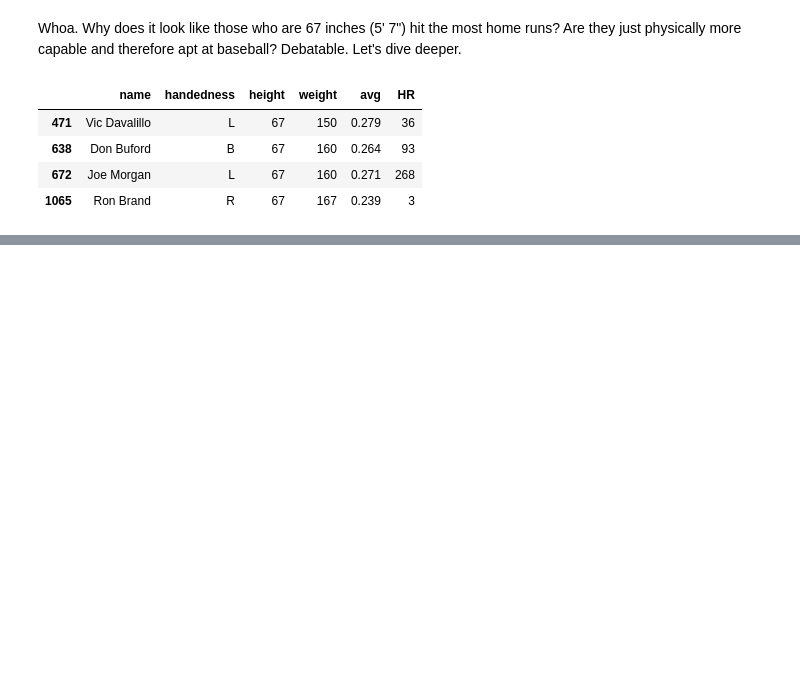
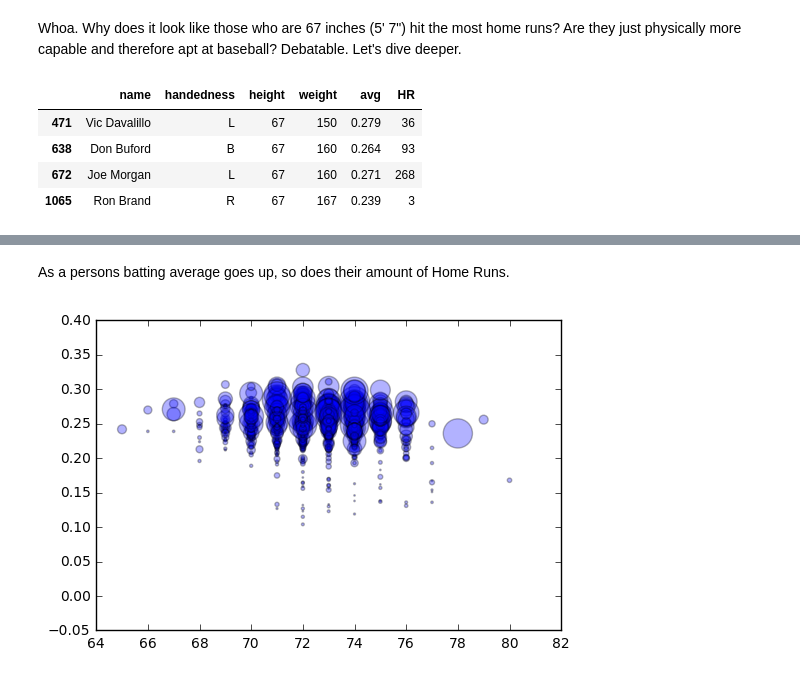
Before and after one commit to ohmgmatt/udacity_viz, a Jupyter notebook: Baseball Exploration.ipynb, the cells around one changed output, grey strips where cells are left out. Saved outputs shown, nothing was run; the diff lists cells and outputs as text; code cells hidden in the pictures; blank space fills up the shorter version.

```diff
--- a/Baseball Exploration.ipynb
+++ b/Baseball Exploration.ipynb
@@ -84,0 +171,21 @@ bb_df[bb_df['HR']<500]['HR'].max()
+# %% [markdown]
+As a persons batting average goes up, so does their amount of Home Runs.
+# %%
+
+#data = {'a': np.arange(50),
+#        'c': np.random.randint(0, 50, 50),
+#        'd': np.random.randn(50)}
+#data['b'] = data['a'] + 10 * np.random.randn(50)
+#data['d'] = np.abs(data['d']) * 100
+#
+#plt.scatter('a', 'b', c='c', s='d', data=data)
+#plt.xlabel('entry a')
+#plt.ylabel('entry b')
+#plt.show()
+
+
+
+plt.scatter('height', 'avg',s=bb_df['HR'],data=bb_df, alpha = .3)
+plt.show()
+# %% [output]
+[figure, added]
```
Also changed, not shown: parts of 17 cells of this notebook.
